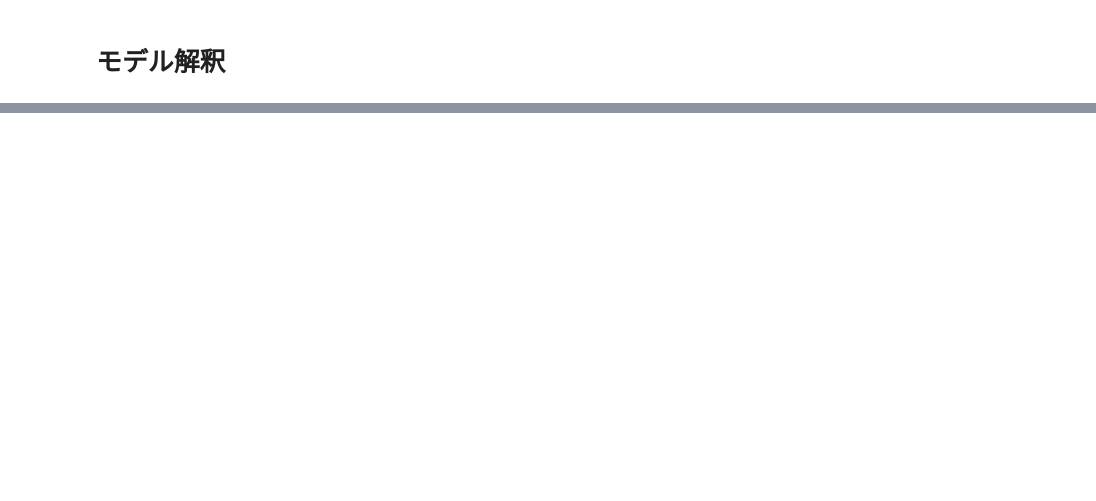
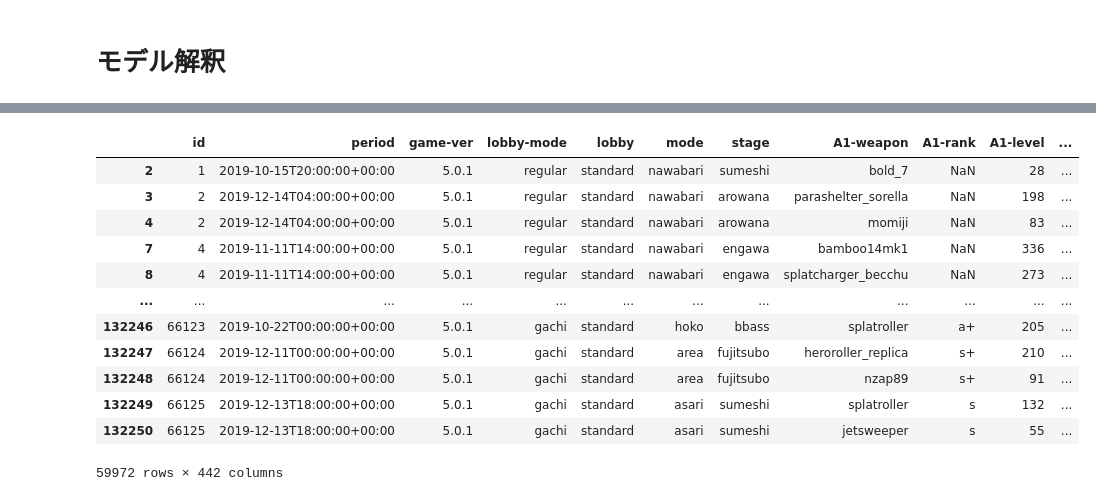
Before and after one commit to mitsuhiko-nozawa/ProbSpace-Splatoon-Competition, a Jupyter notebook: Nozawa/NNTrain/train1.ipynb, the cells around one changed output, grey strips where cells are left out. Saved outputs shown, nothing was run; the diff lists cells and outputs as text; code cells hidden in the pictures; blank space fills up the shorter version.

```diff
--- a/Nozawa/NNTrain/train1.ipynb
+++ b/Nozawa/NNTrain/train1.ipynb
@@ -248,4 +299,4 @@ importance["importance"].sum()
 train_df["pred"] = 0
 train_df["y"] = y.values
 for i in range(K):
-    train_df["pred"].iloc[folds[i]] = train_pred[i]
+    train_df["pred"].iloc[folds[i]] = train_pred[i].reshape(-1, )
@@ -262,3 +326,19 @@ train_df
+# %%
+result_df
+# %% [output]
+|  | id | period | game-ver | lobby-mode | lobby | mode | stage | A1-weapon | A1-rank | A1-level | ... |
+| 2 | 1 | 2019-10-15T20:00:00+00:00 | 5.0.1 | regular | standard | nawabari | sumeshi | bold_7 | NaN | 28 | ... |
+| 3 | 2 | 2019-12-14T04:00:00+00:00 | 5.0.1 | regular | standard | nawabari | arowana | parashelter_sorella | NaN | 198 | ... |
+| 4 | 2 | 2019-12-14T04:00:00+00:00 | 5.0.1 | regular | standard | nawabari | arowana | momiji | NaN | 83 | ... |
+| 7 | 4 | 2019-11-11T14:00:00+00:00 | 5.0.1 | regular | standard | nawabari | engawa | bamboo14mk1 | NaN | 336 | ... |
+| 8 | 4 | 2019-11-11T14:00:00+00:00 | 5.0.1 | regular | standard | nawabari | engawa | splatcharger_becchu | NaN | 273 | ... |
+| ... | ... | ... | ... | ... | ... | ... | ... | ... | ... | ... | ... |
+| 132246 | 66123 | 2019-10-22T00:00:00+00:00 | 5.0.1 | gachi | standard | hoko | bbass | splatroller | a+ | 205 | ... |
+| 132247 | 66124 | 2019-12-11T00:00:00+00:00 | 5.0.1 | gachi | standard | area | fujitsubo | heroroller_replica | s+ | 210 | ... |
+| 132248 | 66124 | 2019-12-11T00:00:00+00:00 | 5.0.1 | gachi | standard | area | fujitsubo | nzap89 | s+ | 91 | ... |
+| 132249 | 66125 | 2019-12-13T18:00:00+00:00 | 5.0.1 | gachi | standard | asari | sumeshi | splatroller | s | 132 | ... |
+| 132250 | 66125 | 2019-12-13T18:00:00+00:00 | 5.0.1 | gachi | standard | asari | sumeshi | jetsweeper | s | 55 | ... |
+59972 rows × 442 columns
 # %%
 model = NNModel.make_model(X, categorical_feature)
 
```
Also changed, not shown: parts of 17 cells of this notebook, 2 other files.
